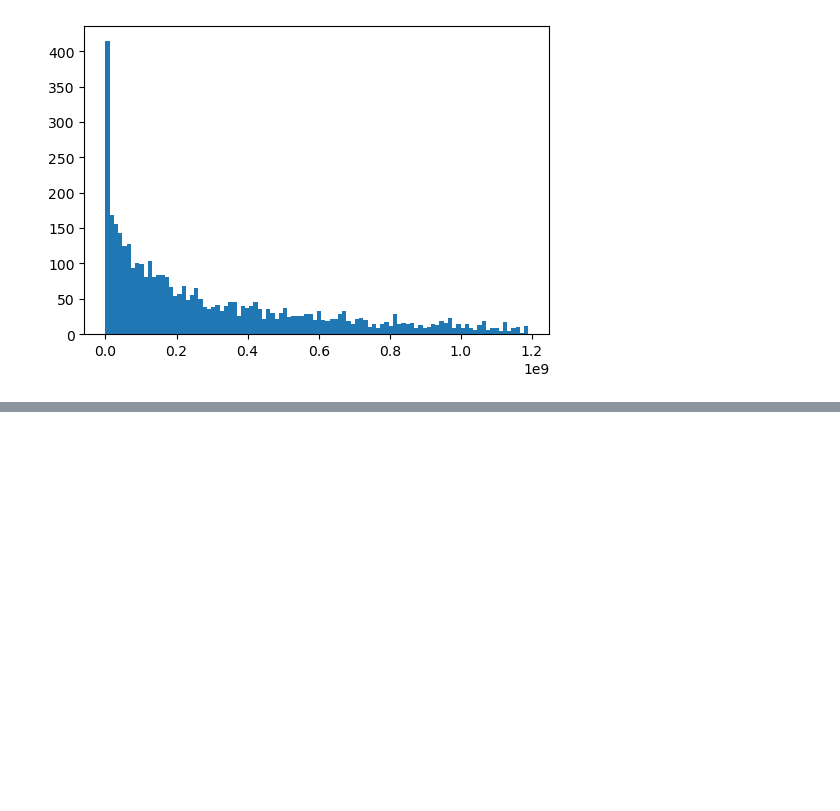
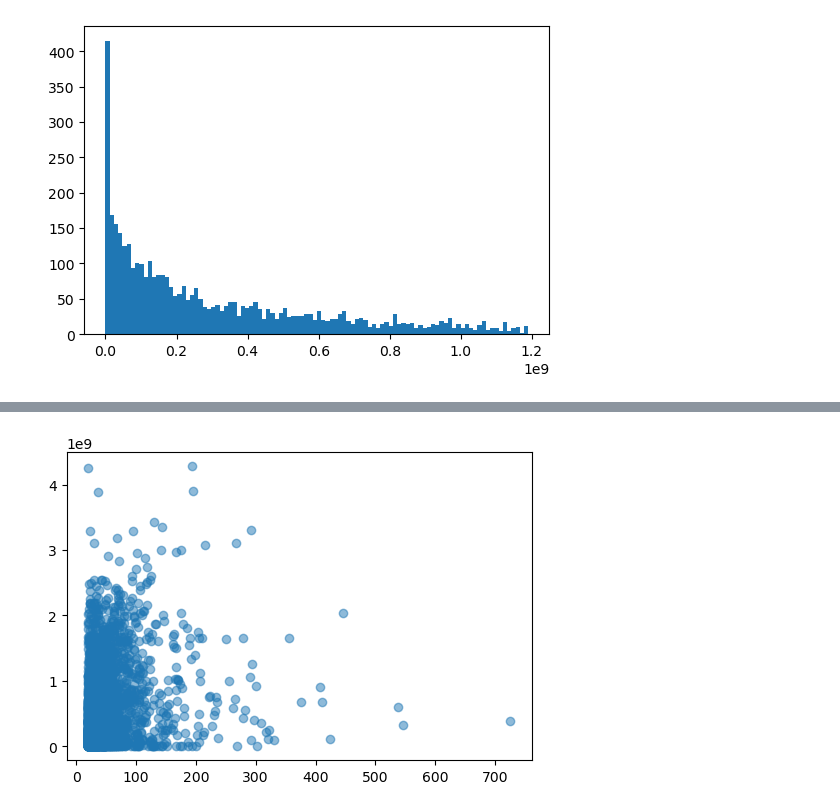
Before and after one commit to al-gent/msds_593_final, a Jupyter notebook: final.ipynb, the cells around one changed output, grey strips where cells are left out. Drawn from its saved outputs; the diff is of its cells as text; code cells hidden in the pictures; blank space fills up the shorter version.

Commit message:
new graphs

```diff
--- a/final.ipynb
+++ b/final.ipynb
@@ -143,0 +170,9 @@ plt.show()
+# %%
+fig, ax = plt.subplots(figsize=(6,4))
+
+ax.scatter(df_cleaned['Track Score'], df_cleaned['Spotify Streams'], alpha=.5)
+
+
+plt.show()
+# %% [output]
+[figure, added]
```
Also changed, not shown: parts of 8 cells of this notebook, 1 other file.
